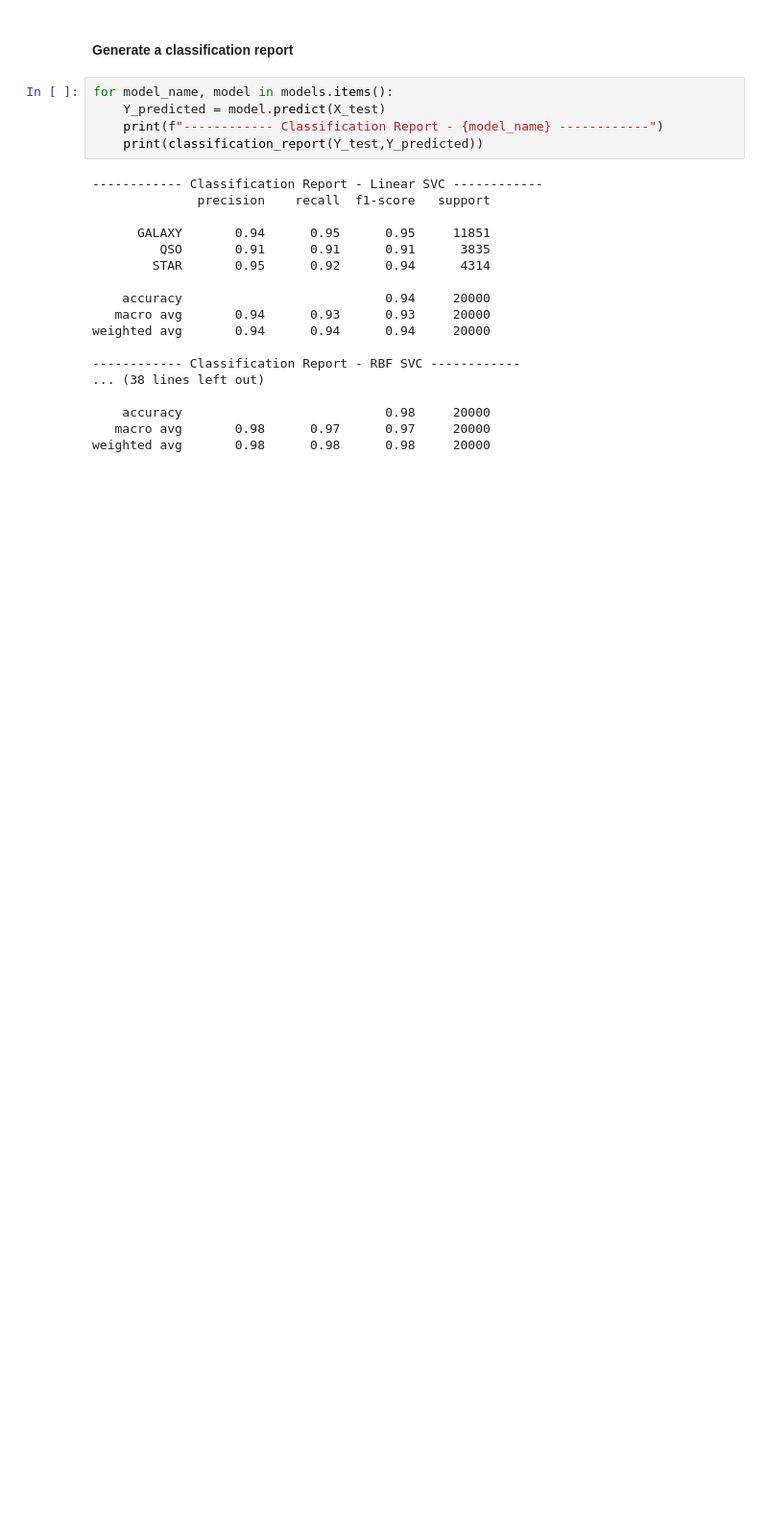
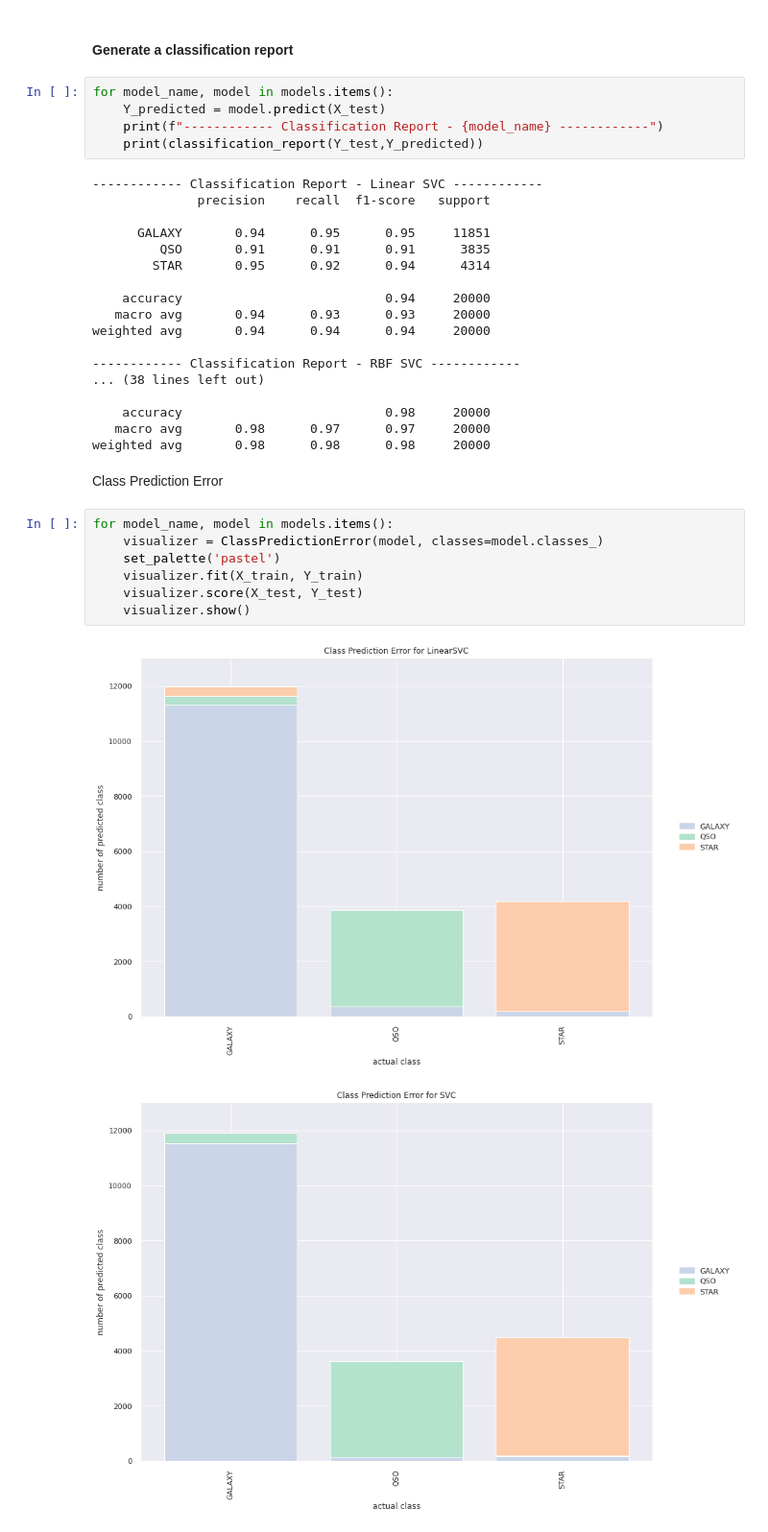
Before and after one commit to hung-p/ml-playground, a Jupyter notebook: stellar-classification/stellar-classification-code.ipynb, the cells around one changed output. Shown at 96% size. Saved outputs shown, nothing was run; the diff lists cells and outputs as text; blank space fills up the shorter version.

Commit message:
Class Prediction Error

```diff
--- a/stellar-classification/stellar-classification-code.ipynb
+++ b/stellar-classification/stellar-classification-code.ipynb
@@ -273,3 +273,15 @@ weighted avg       0.94      0.94      0.94     20000
     accuracy                           0.98     20000
    macro avg       0.98      0.97      0.97     20000
 weighted avg       0.98      0.98      0.98     20000
+# %% [markdown]
+Class Prediction Error
+# %%
+for model_name, model in models.items():
+    visualizer = ClassPredictionError(model, classes=model.classes_)
+    set_palette('pastel')
+    visualizer.fit(X_train, Y_train)
+    visualizer.score(X_test, Y_test)
+    visualizer.show()
+# %% [output]
+[figure, added]
+[figure, added]
```
Also changed, not shown: parts of 1 cell of this notebook.
